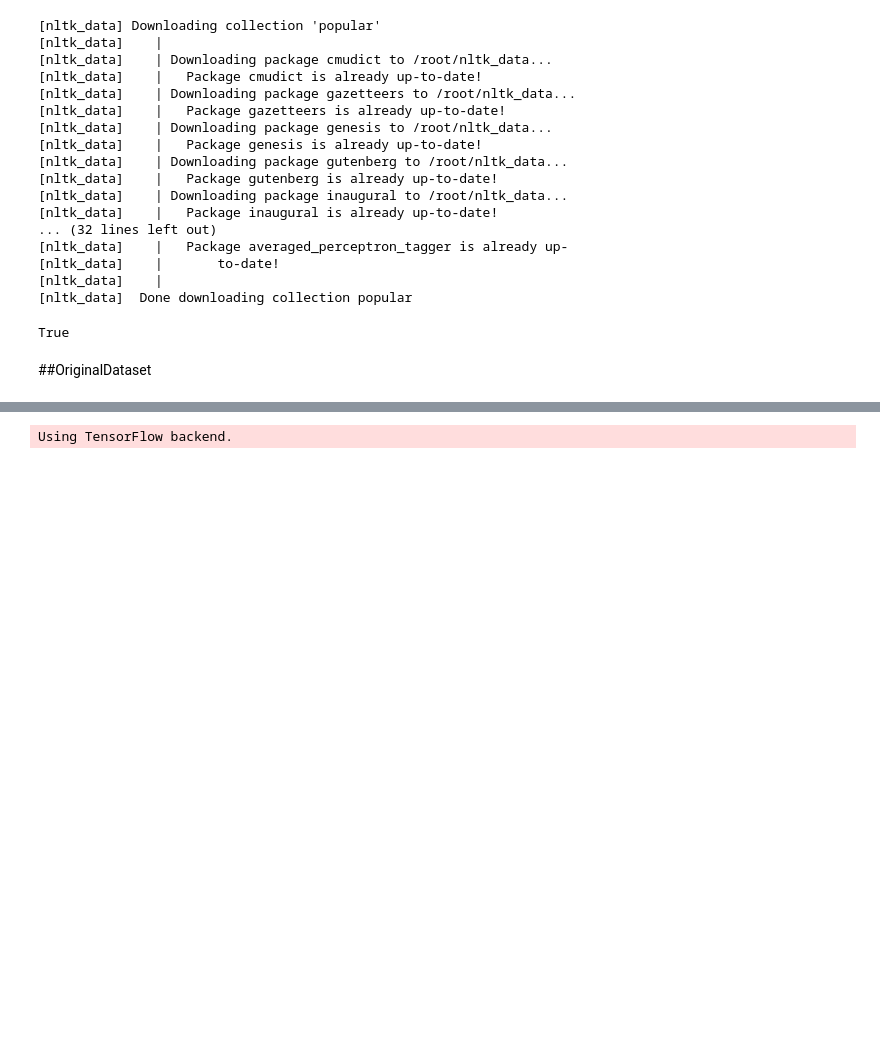
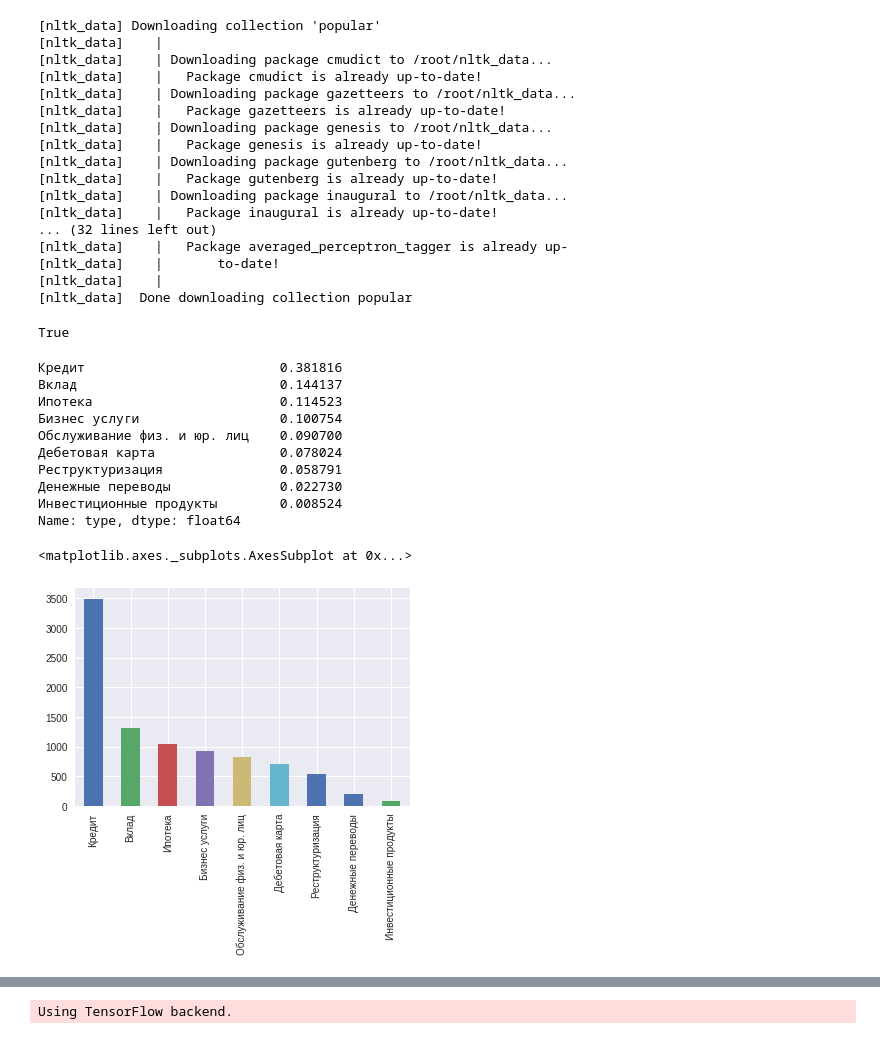
Before and after one commit to zqiaohe/trash, a Jupyter notebook: Ranging.ipynb, the cells around one changed output, grey strips where cells are left out. Drawn from its saved outputs; the diff is of its cells as text; code cells hidden in the pictures; blank space fills up the shorter version.

```diff
--- a/Ranging.ipynb
+++ b/Ranging.ipynb
@@ -142 +52,17 @@ stop_words=stopwords.words('russian')
+# %%
+display(train.type.value_counts()/train.type.shape)
+train.type.value_counts().plot.bar()
+# %% [output]
+Кредит                         0.381816
+Вклад                          0.144137
+Ипотека                        0.114523
+Бизнес услуги                  0.100754
+Обслуживание физ. и юр. лиц    0.090700
+Дебетовая карта                0.078024
+Реструктуризация               0.058791
+Денежные переводы              0.022730
+Инвестиционные продукты        0.008524
+Name: type, dtype: float64
+<matplotlib.axes._subplots.AxesSubplot at 0x...>
+[figure, added]
 # %%
@@ -150,4 +76,2 @@ tf_idf = TfidfVectorizer(ngram_range=(1, 10), stop_words=stopwords.words('russia
                         )
-# %% [markdown]
-##OriginalDataset
 # %%
```
Also changed, not shown: parts of 117 cells of this notebook.
